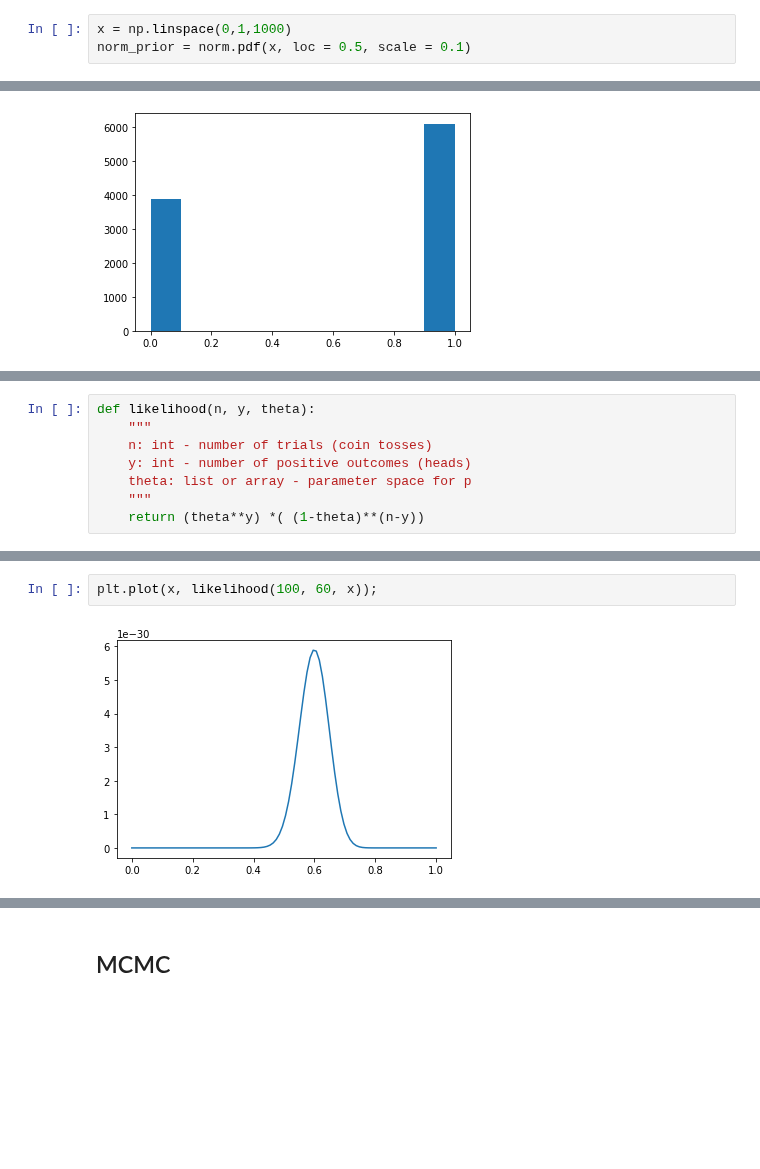
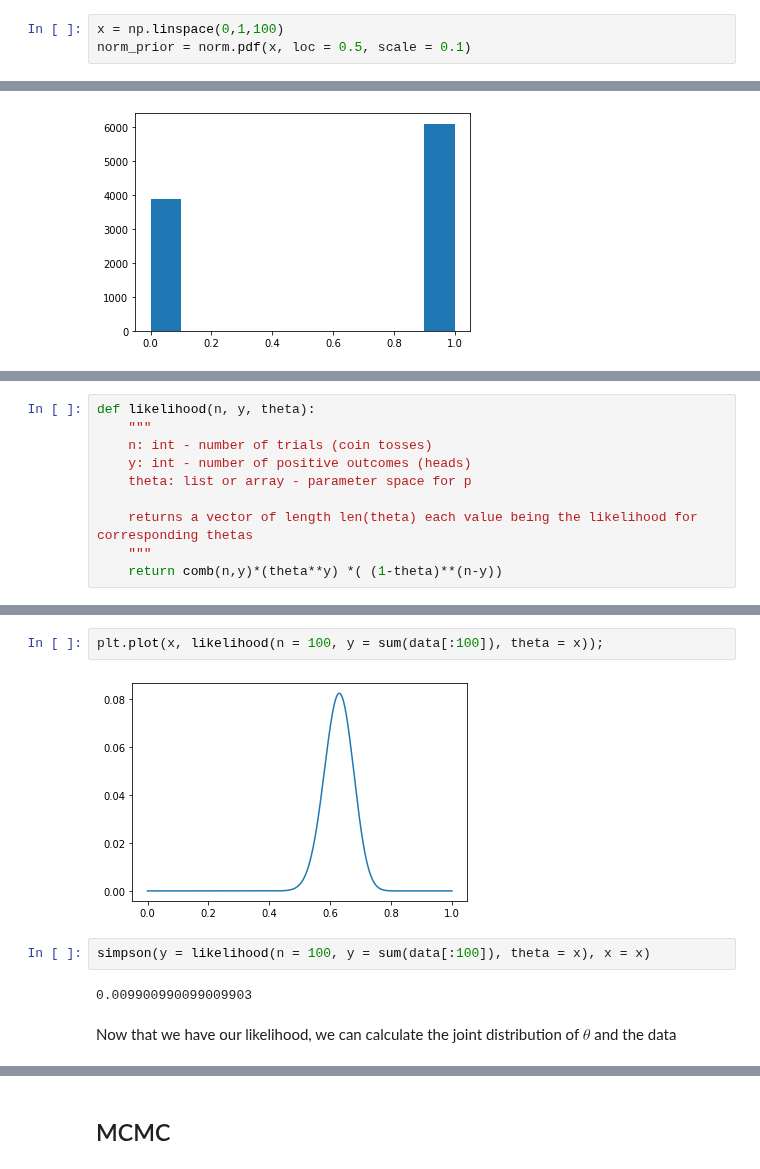
Before and after one commit to gabgilling/Bayesian-Blogs, a Jupyter notebook: Bayesian-Blogs/Posterior Integration MCMC.ipynb, the cells around one changed output, grey strips where cells are left out. Saved outputs shown, nothing was run; the diff lists cells and outputs as text; blank space fills up the shorter version.

```diff
--- a/Bayesian-Blogs/Posterior Integration MCMC.ipynb
+++ b/Bayesian-Blogs/Posterior Integration MCMC.ipynb
@@ -22,7 +23,7 @@ But wait! Didn't we say we would have an infinite amount of values? Technically
 $f(x|\mu,\sigma) = \frac{1}{\sigma\sqrt{2\pi}}
   \exp\left( -\frac{1}{2}\left(\frac{x-\mu}{\sigma}\right)^{\!2}\,\right)$
 # %%
-x = np.linspace(0,1,1000)
+x = np.linspace(0,1,100)
 norm_prior = norm.pdf(x, loc = 0.5, scale = 0.1)
 # %%
 plt.plot(x, norm_prior);
@@ -56,5 +63,7 @@ def likelihood(n, y, theta):
     n: int - number of trials (coin tosses)
     y: int - number of positive outcomes (heads)
     theta: list or array - parameter space for p
+
+    returns a vector of length len(theta) each value being the likelihood for corresponding thetas
     """
-    return (theta**y) *( (1-theta)**(n-y))
+    return comb(n,y)*(theta**y) *( (1-theta)**(n-y))
@@ -64,4 +74,10 @@ def joint(n, y, theta):
 # %%
-plt.plot(x, likelihood(100, 60, x));
+plt.plot(x, likelihood(n = 100, y = sum(data[:100]), theta = x));
 # %% [output]
-[figure, old version]
+[figure, new version]
+# %%
+simpson(y = likelihood(n = 100, y = sum(data[:100]), theta = x), x = x)
+# %% [output]
+0.009900990099009903
+# %% [markdown]
+Now that we have our likelihood, we can calculate the joint distribution of $\theta$ and the data
```
Also changed, not shown: parts of 12 cells of this notebook.
